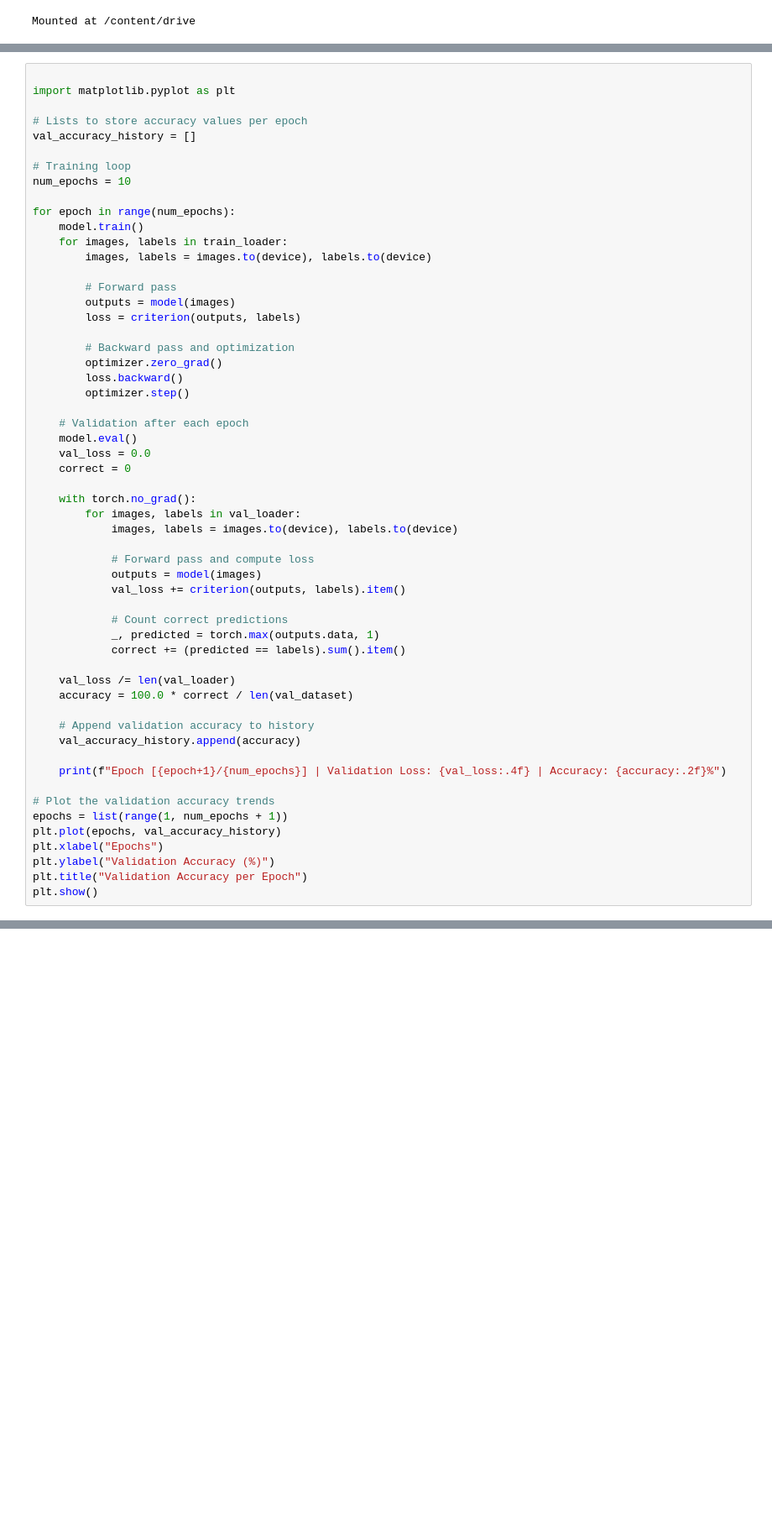
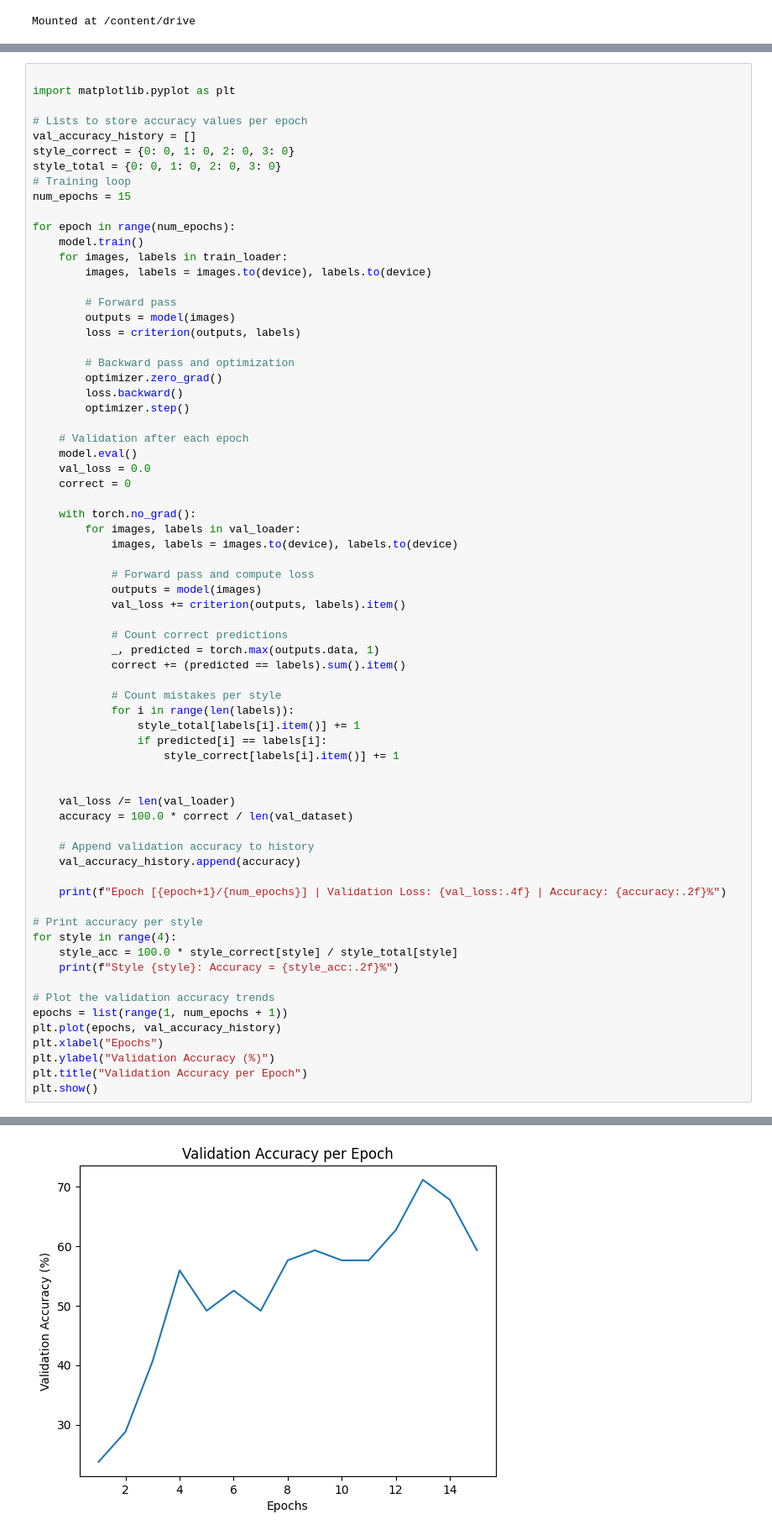
Before and after one commit to pinnero/pinnero, a Jupyter notebook: fresco_deeplearning.ipynb, the cells around one changed output, grey strips where cells are left out. Shown at 84% size. Drawn from its saved outputs; the diff is of its cells as text; blank space fills up the shorter version.

```diff
--- a/fresco_deeplearning.ipynb
+++ b/fresco_deeplearning.ipynb
@@ -79,9 +79,10 @@ import matplotlib.pyplot as plt
 
 # Lists to store accuracy values per epoch
 val_accuracy_history = []
-
+style_correct = {0: 0, 1: 0, 2: 0, 3: 0}
+style_total = {0: 0, 1: 0, 2: 0, 3: 0}
 # Training loop
-num_epochs = 10
+num_epochs = 15
 
 for epoch in range(num_epochs):
     model.train()
@@ -114,6 +115,13 @@ for epoch in range(num_epochs):
             _, predicted = torch.max(outputs.data, 1)
             correct += (predicted == labels).sum().item()
 
+            # Count mistakes per style
+            for i in range(len(labels)):
+                style_total[labels[i].item()] += 1
+                if predicted[i] == labels[i]:
+                    style_correct[labels[i].item()] += 1
+
+
     val_loss /= len(val_loader)
     accuracy = 100.0 * correct / len(val_dataset)
 
@@ -122,6 +130,11 @@ for epoch in range(num_epochs):
 
     print(f"Epoch [{epoch+1}/{num_epochs}] | Validation Loss: {val_loss:.4f} | Accuracy: {accuracy:.2f}%")
 
+# Print accuracy per style
+for style in range(4):
+    style_acc = 100.0 * style_correct[style] / style_total[style]
+    print(f"Style {style}: Accuracy = {style_acc:.2f}%")
+
 # Plot the validation accuracy trends
 epochs = list(range(1, num_epochs + 1))
 plt.plot(epochs, val_accuracy_history)
@@ -136,0 +165 @@ Epoch [4/10] | Validation Loss: 1.1965 | Accuracy: 49.15%
+[figure, added]
```
Also changed, not shown: parts of 2 cells of this notebook.
